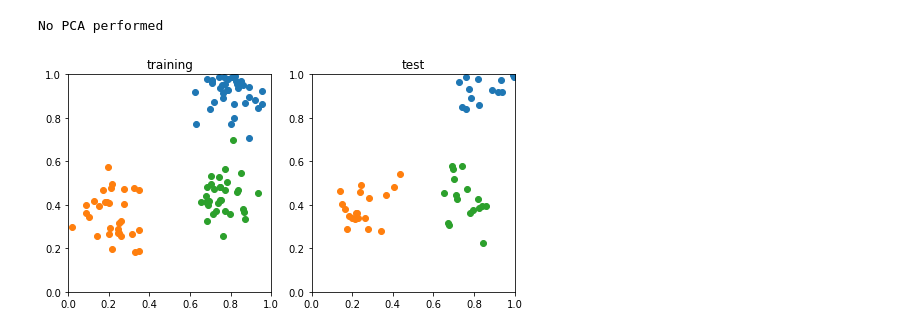
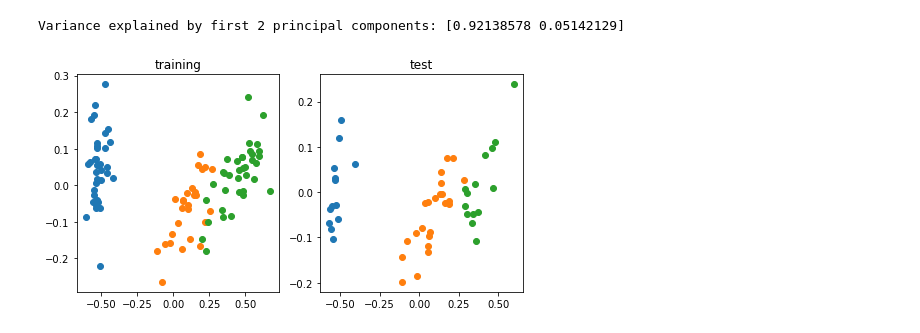
Before and after one commit to anish-lu-yihe/art, a Jupyter notebook: fuzzyART_thru_train-wunlearn.ipynb, the cells around one changed output. Saved outputs shown, nothing was run; the diff lists cells and outputs as text; code cells hidden in the pictures.

```diff
--- a/fuzzyART_thru_train-wunlearn.ipynb
+++ b/fuzzyART_thru_train-wunlearn.ipynb
@@ -5,28 +5,28 @@ from kit_painting import *
 import matplotlib.pyplot as plt
 # %%
 # load data
-data_all, label_all = load_data('gaussian2d') # 'iris') #
+data_all, label_all = load_data('iris') #'gaussian2d') #
 data_num, feat_num = data_all.shape
 
 # init painter
 pca_painter = PaintPCA(data_all)
 replay_painter = VisualiseReplay(data_all)
 # %% [output]
-No PCA performed
+Variance explained by first 2 principal components: [0.92138578 0.05142129]
 # %%
 # prepare training and test data
 randidx = np.random.permutation(data_num)
 (data_train, data_test), (label_train, label_test) = [np.split(_all[randidx], [100]) for _all in (data_all, label_all)]
 
 fig, ax = plt.subplots(1, 2, figsize=(8, 4))
 ls_title = 'training', 'test'
 for a, title, data, label in zip(ax, ls_title, (data_train, data_test), (label_train, label_test)):
-    pca_painter.scatter(a, label, data)
-    a.set_xlim(0, 1)
-    a.set_ylim(0, 1)
+    pca_painter.scatter(a, data, label)
+    #a.set_xlim(0, 1)
+    #a.set_ylim(0, 1)
     a.set_title(title)
 # %% [output]
-[figure, old version]
+[figure, new version]
 # %%
 no_epoch = 100
 
```
Also changed, not shown: parts of 1 cell of this notebook.
